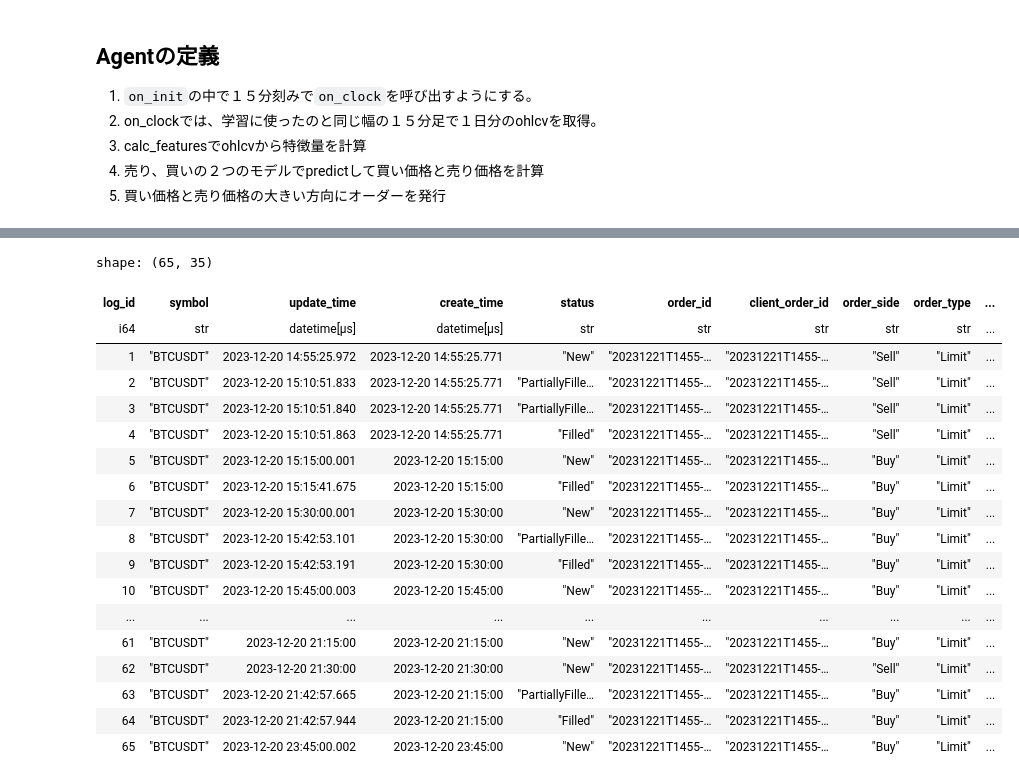
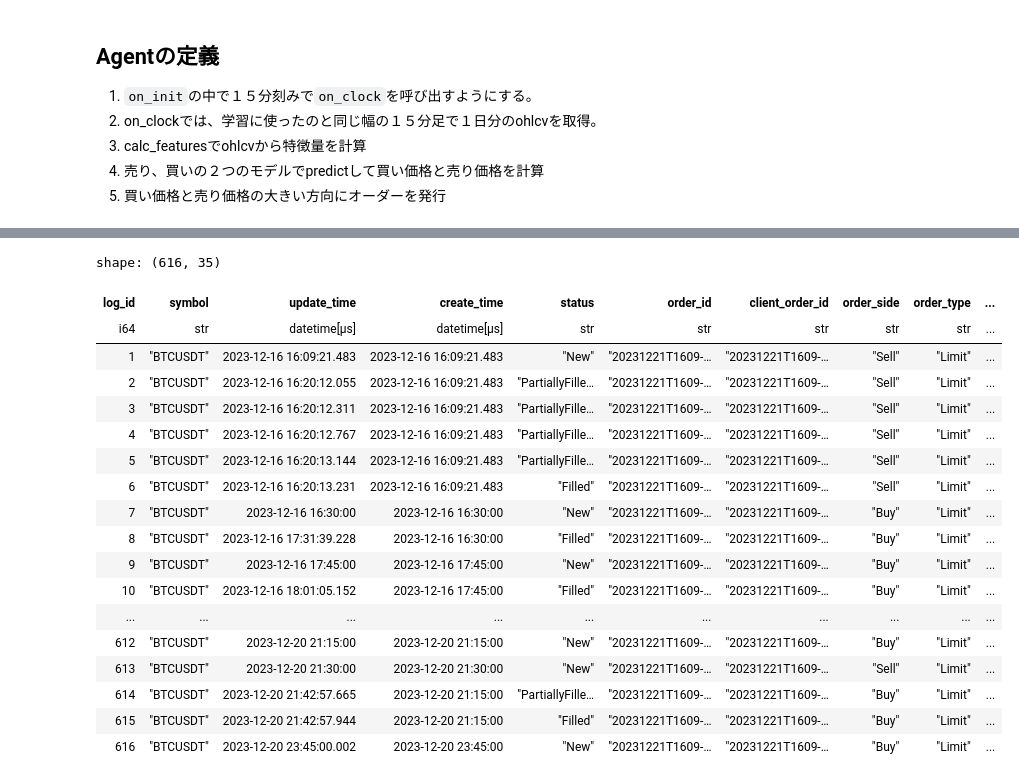
Before and after one commit to yasstake/rusty-bot, a Jupyter notebook: experimental/richmanbtc_type.ipynb, the cells around one changed output, grey strips where cells are left out. Saved outputs shown, nothing was run; the diff lists cells and outputs as text; code cells hidden in the pictures.

```diff
--- a/experimental/richmanbtc_type.ipynb
+++ b/experimental/richmanbtc_type.ipynb
@@ -418,7 +438,6 @@ class MLBot:
     if session.expire_order(self.EXPIRE):
       return
 
-    print("onclock")
     ohlcv = session.ohlcv(60*15, 4*24).to_pandas()      # 1日分の４本足を作成（15分x４＊２４本）
     f = calc_features(ohlcv)                            #学習時と同じ特徴量を作成
 
@@ -430,22 +449,26 @@ class MLBot:
     session.log_indicator("buy_indicator", buy_indicator)
 
     # ATRで指値距離を計算します
-    limit_price_dist = f['ATR'].tail(1).iloc[0] * 0.5
+    limit_price_dist = f['ATR'].tail(1)
 
-    print("LMIT", limit_price_dist)
+    limit_price_dist = limit_price_dist.iloc[0] * 0.5
+    close_price = f['close'].tail(1)
 
+    close_price = close_price.iloc[0]
 
-    close_price = f['close'].tail(1).iloc[0]
-    print("CLOSE", close_price)
+    session.log_indicator('ATR', f['ATR'].tail(1).iloc[0])
 
     if buy_indicator < sell_indicator:
       if session.buy_orders:
         return
 
       buy_price = close_price - limit_price_dist
-      print("BUY", buy_price)
 
       if session.position < self.POSITION_LIMIT:
+        if math.isnan(buy_price):
+          return
+
+        #print("Buy", buy_price, self.ORDER_SIZE, "/", limit_price_dist, close_price)
         session.limit_order("Buy", buy_price, self.ORDER_SIZE)
 
     elif sell_indicator < buy_indicator:
@@ -453,9 +476,12 @@ class MLBot:
         return
 
       sell_price = close_price + limit_price_dist
-      print("SELL", sell_price)
+      #print("SELL", sell_price)
 
       if -self.POSITION_LIMIT < session.position:
+        if math.isnan(sell_price):
+          return
+        #print("Sell", sell_price, self.ORDER_SIZE,  "/", limit_price_dist, close_price)
         session.limit_order("Sell", sell_price, self.ORDER_SIZE)
 
 
@@ -468,5 +494,9 @@ from rbot import NOW, DAYS
 
 runner = Runner()
 
-session = runner.back_test(market=market, agent=agent, verbose=True, start_time= NOW()-DAYS(1))
+# とりあえず５日分バックテスト
+session = runner.back_test(market=market, agent=agent, verbose=True, start_time=NOW()-DAYS(5), end_time=0)
+
+# すごく時間がかかりますが、全データ版はこちら
+#session = runner.back_test(market=market, agent=agent, verbose=True, start_time=0, end_time=0)
 # %% [output]
@@ -490,23 +520,24 @@ BUY 43549.68783702388
 # %%
 log = session.log
-log.orders
+orders = log.orders
+orders
 # %% [output]
-shape: (65, 35)
+shape: (616, 35)
 | log_id | symbol | update_time | create_time | status | order_id | client_order_id | order_side | order_type | ... |
 | i64 | str | datetime[μs] | datetime[μs] | str | str | str | str | str | ... |
-| 1 | "BTCUSDT" | 2023-12-20 14:55:25.972 | 2023-12-20 14:55:25.771 | "New" | "20231221T1455-… | "20231221T1455-… | "Sell" | "Limit" | ... |
-| 2 | "BTCUSDT" | 2023-12-20 15:10:51.833 | 2023-12-20 14:55:25.771 | "PartiallyFille… | "20231221T1455-… | "20231221T1455-… | "Sell" | "Limit" | ... |
-| 3 | "BTCUSDT" | 2023-12-20 15:10:51.840 | 2023-12-20 14:55:25.771 | "PartiallyFille… | "20231221T1455-… | "20231221T1455-… | "Sell" | "Limit" | ... |
-| 4 | "BTCUSDT" | 2023-12-20 15:10:51.863 | 2023-12-20 14:55:25.771 | "Filled" | "20231221T1455-… | "20231221T1455-… | "Sell" | "Limit" | ... |
-| 5 | "BTCUSDT" | 2023-12-20 15:15:00.001 | 2023-12-20 15:15:00 | "New" | "20231221T1455-… | "20231221T1455-… | "Buy" | "Limit" | ... |
-| 6 | "BTCUSDT" | 2023-12-20 15:15:41.675 | 2023-12-20 15:15:00 | "Filled" | "20231221T1455-… | "20231221T1455-… | "Buy" | "Limit" | ... |
-| 7 | "BTCUSDT" | 2023-12-20 15:30:00.001 | 2023-12-20 15:30:00 | "New" | "20231221T1455-… | "20231221T1455-… | "Buy" | "Limit" | ... |
-| 8 | "BTCUSDT" | 2023-12-20 15:42:53.101 | 2023-12-20 15:30:00 | "PartiallyFille… | "20231221T1455-… | "20231221T1455-… | "Buy" | "Limit" | ... |
-| 9 | "BTCUSDT" | 2023-12-20 15:42:53.191 | 2023-12-20 15:30:00 | "Filled" | "20231221T1455-… | "20231221T1455-… | "Buy" | "Limit" | ... |
-| 10 | "BTCUSDT" | 2023-12-20 15:45:00.003 | 2023-12-20 15:45:00 | "New" | "20231221T1455-… | "20231221T1455-… | "Buy" | "Limit" | ... |
+| 1 | "BTCUSDT" | 2023-12-16 16:09:21.483 | 2023-12-16 16:09:21.483 | "New" | "20231221T1609-… | "20231221T1609-… | "Sell" | "Limit" | ... |
+| 2 | "BTCUSDT" | 2023-12-16 16:20:12.055 | 2023-12-16 16:09:21.483 | "PartiallyFille… | "20231221T1609-… | "20231221T1609-… | "Sell" | "Limit" | ... |
+| 3 | "BTCUSDT" | 2023-12-16 16:20:12.311 | 2023-12-16 16:09:21.483 | "PartiallyFille… | "20231221T1609-… | "20231221T1609-… | "Sell" | "Limit" | ... |
+| 4 | "BTCUSDT" | 2023-12-16 16:20:12.767 | 2023-12-16 16:09:21.483 | "PartiallyFille… | "20231221T1609-… | "20231221T1609-… | "Sell" | "Limit" | ... |
+| 5 | "BTCUSDT" | 2023-12-16 16:20:13.144 | 2023-12-16 16:09:21.483 | "PartiallyFille… | "20231221T1609-… | "20231221T1609-… | "Sell" | "Limit" | ... |
+| 6 | "BTCUSDT" | 2023-12-16 16:20:13.231 | 2023-12-16 16:09:21.483 | "Filled" | "20231221T1609-… | "20231221T1609-… | "Sell" | "Limit" | ... |
+| 7 | "BTCUSDT" | 2023-12-16 16:30:00 | 2023-12-16 16:30:00 | "New" | "20231221T1609-… | "20231221T1609-… | "Buy" | "Limit" | ... |
+| 8 | "BTCUSDT" | 2023-12-16 17:31:39.228 | 2023-12-16 16:30:00 | "Filled" | "20231221T1609-… | "20231221T1609-… | "Buy" | "Limit" | ... |
+| 9 | "BTCUSDT" | 2023-12-16 17:45:00 | 2023-12-16 17:45:00 | "New" | "20231221T1609-… | "20231221T1609-… | "Buy" | "Limit" | ... |
+| 10 | "BTCUSDT" | 2023-12-16 18:01:05.152 | 2023-12-16 17:45:00 | "Filled" | "20231221T1609-… | "20231221T1609-… | "Buy" | "Limit" | ... |
 | ... | ... | ... | ... | ... | ... | ... | ... | ... | ... |
-| 61 | "BTCUSDT" | 2023-12-20 21:15:00 | 2023-12-20 21:15:00 | "New" | "20231221T1455-… | "20231221T1455-… | "Buy" | "Limit" | ... |
-| 62 | "BTCUSDT" | 2023-12-20 21:30:00 | 2023-12-20 21:30:00 | "New" | "20231221T1455-… | "20231221T1455-… | "Sell" | "Limit" | ... |
-| 63 | "BTCUSDT" | 2023-12-20 21:42:57.665 | 2023-12-20 21:15:00 | "PartiallyFille… | "20231221T1455-… | "20231221T1455-… | "Buy" | "Limit" | ... |
-| 64 | "BTCUSDT" | 2023-12-20 21:42:57.944 | 2023-12-20 21:15:00 | "Filled" | "20231221T1455-… | "20231221T1455-… | "Buy" | "Limit" | ... |
-| 65 | "BTCUSDT" | 2023-12-20 23:45:00.002 | 2023-12-20 23:45:00 | "New" | "20231221T1455-… | "20231221T1455-… | "Buy" | "Limit" | ... |
+| 612 | "BTCUSDT" | 2023-12-20 21:15:00 | 2023-12-20 21:15:00 | "New" | "20231221T1609-… | "20231221T1609-… | "Buy" | "Limit" | ... |
+| 613 | "BTCUSDT" | 2023-12-20 21:30:00 | 2023-12-20 21:30:00 | "New" | "20231221T1609-… | "20231221T1609-… | "Sell" | "Limit" | ... |
+| 614 | "BTCUSDT" | 2023-12-20 21:42:57.665 | 2023-12-20 21:15:00 | "PartiallyFille… | "20231221T1609-… | "20231221T1609-… | "Buy" | "Limit" | ... |
+| 615 | "BTCUSDT" | 2023-12-20 21:42:57.944 | 2023-12-20 21:15:00 | "Filled" | "20231221T1609-… | "20231221T1609-… | "Buy" | "Limit" | ... |
+| 616 | "BTCUSDT" | 2023-12-20 23:45:00.002 | 2023-12-20 23:45:00 | "New" | "20231221T1609-… | "20231221T1609-… | "Buy" | "Limit" | ... |
```
Also changed, not shown: parts of 15 cells of this notebook.
